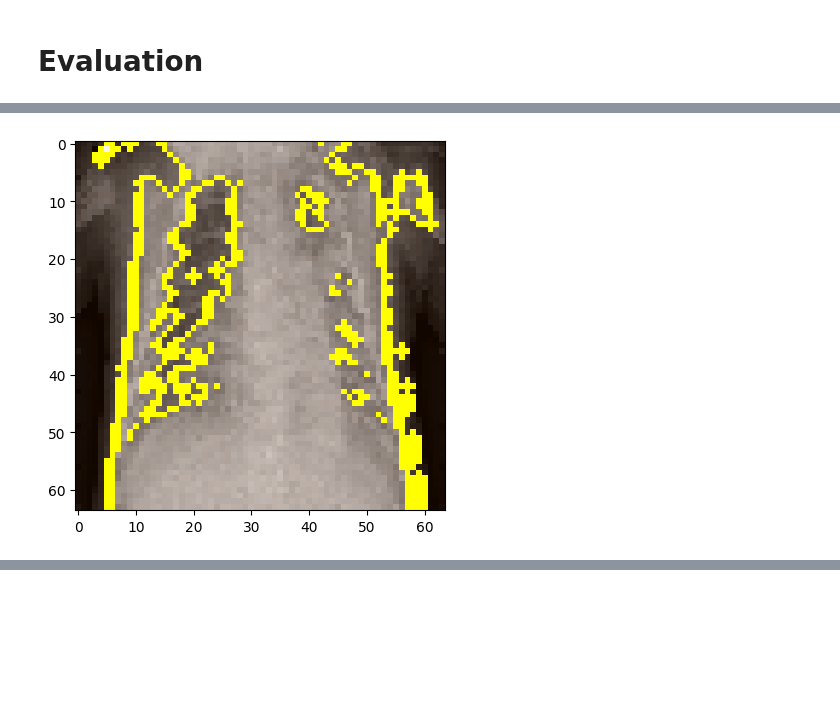
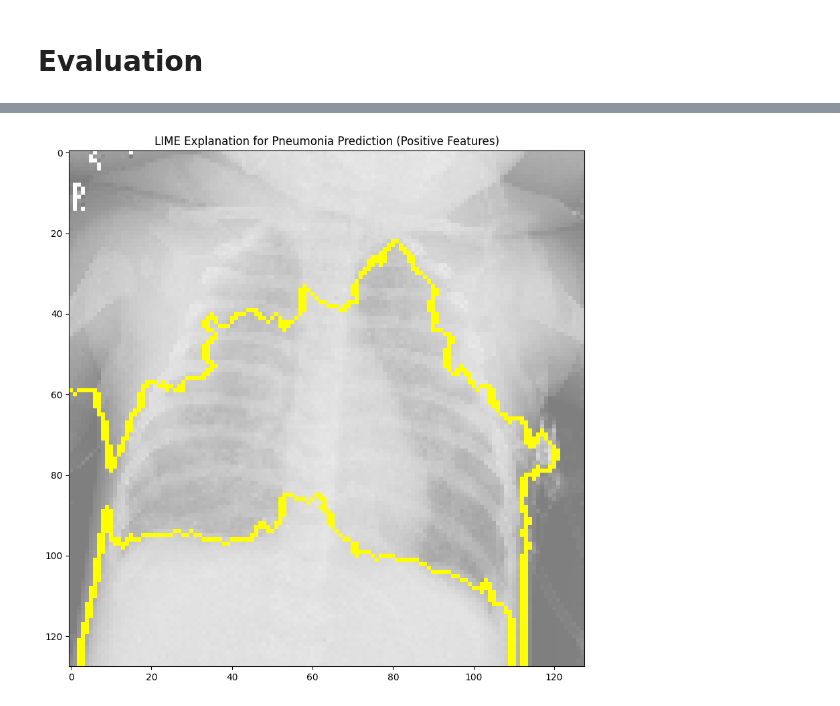
Before and after one commit to johnlocke333/xray_image_classification, a Jupyter notebook: notebook.ipynb, the cells around one changed output, grey strips where cells are left out. Saved outputs shown, nothing was run; the diff lists cells and outputs as text; code cells hidden in the pictures; blank space fills up the shorter version.

```diff
--- a/notebook.ipynb
+++ b/notebook.ipynb
@@ -505,14 +546,0 @@ def proc_img(img_path):
-# %%
-def predict_fn(images):
-  """
-  Wrapper function for the model's predict method to handle LIME's input.
-
-  LIME passes a batch of images with shape (num_samples, width, height, channels).
-  This function reshapes each image in the batch to match the model's
-  expected input shape (num_samples, num_pixels) before prediction.
-  """
-  # Reshape each image to (num_pixels,)
-  reshaped_images = images.reshape(images.shape[0], -1)
-  # Make predictions
-  predictions = layers_model.predict(reshaped_images)
-  return predictions
@@ -547,11 +547,42 @@ explanation = explainer.explain_instance(p_img[0].astype('double'), predict_fn,
-# %%
-# Get the top labels used in the explanation
-top_labels = explanation.top_labels
-
-temp, mask = explanation.get_image_and_mask(label=top_labels[0], positive_only=True,
-                                            num_features=15, hide_rest=False,
-                                            min_weight=0.0000004)
-tempp = np.interp(temp, (temp.min(), temp.max()), (0, +1))
-plt.imshow(mark_boundaries(tempp, mask));
-# %% [output]
-[figure, removed]
+# %%
+# prompt: use lime to show where model predicted the person had pneumonia
+
+# Assuming reg_model and other necessary variables are defined as in the provided code.
+
+import lime
+from lime import lime_image
+from skimage.segmentation import mark_boundaries
+import matplotlib.pyplot as plt
+from tensorflow.keras.preprocessing import image
+import numpy as np
+
+img_path = '/content/chest_xray/val/PNEUMONIA/person1952_bacteria_4883.jpeg'
+
+# Load and preprocess the image
+img = image.load_img(img_path, target_size=(128, 128))
+x = image.img_to_array(img)
+x = np.expand_dims(x, axis=0)
+x = x / 255.0  # Assuming your model expects input in the range [0, 1]
+
+# Create a LimeImageExplainer
+explainer = lime_image.LimeImageExplainer()
+
+# Modified predict function to handle input reshaping
+def predict_fn(images):
+  reshaped_images = images.reshape(images.shape[0], -1)
+  predictions = reg_model.predict(reshaped_images)
+  return predictions
+
+# Explain the prediction
+explanation = explainer.explain_instance(x[0],
+                                        predict_fn,
+                                        top_labels=2,
+                                        hide_color=0,
+                                        num_samples=1000)
+
+# Get the image with the superimposed explanation
+temp, mask = explanation.get_image_and_mask(explanation.top_labels[0], positive_only=True, num_features=5, hide_rest=False)
+plt.imshow(mark_boundaries(temp / 2 + 0.5, mask))
+plt.title('LIME Explanation for Pneumonia Prediction (Positive Features)')
+plt.show()
+# %% [output]
@@ -557,0 +606 @@ plt.imshow(mark_boundaries(tempp, mask));
+[figure, added]
```
Also changed, not shown: parts of 31 cells of this notebook.
